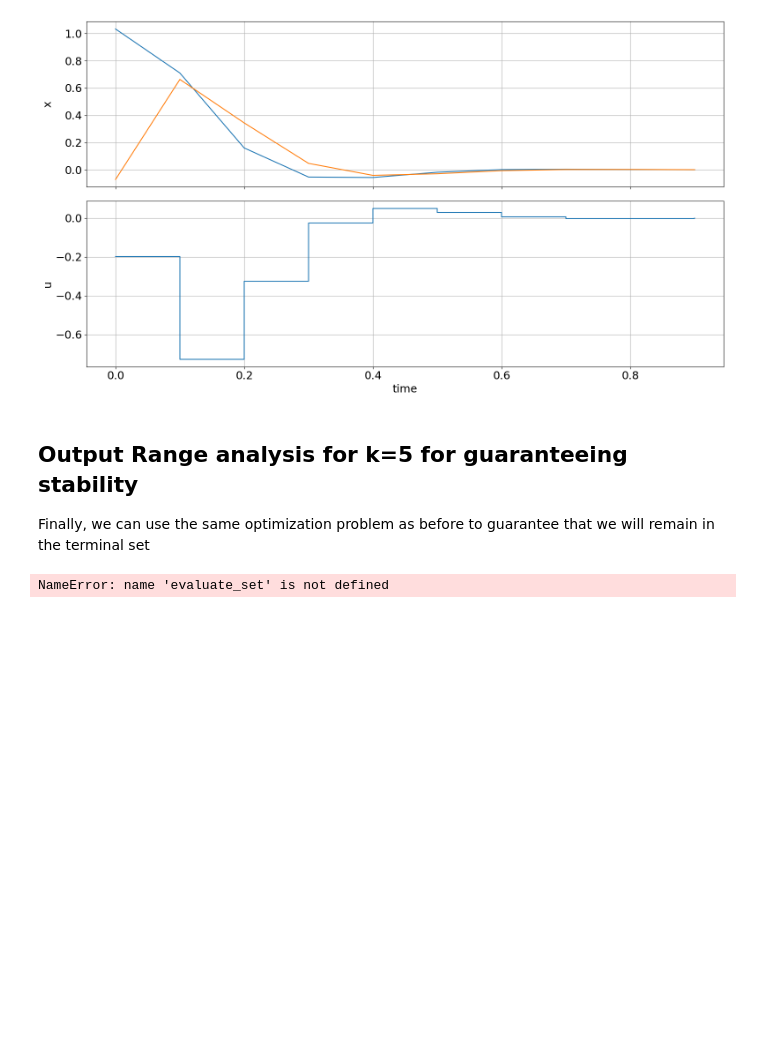
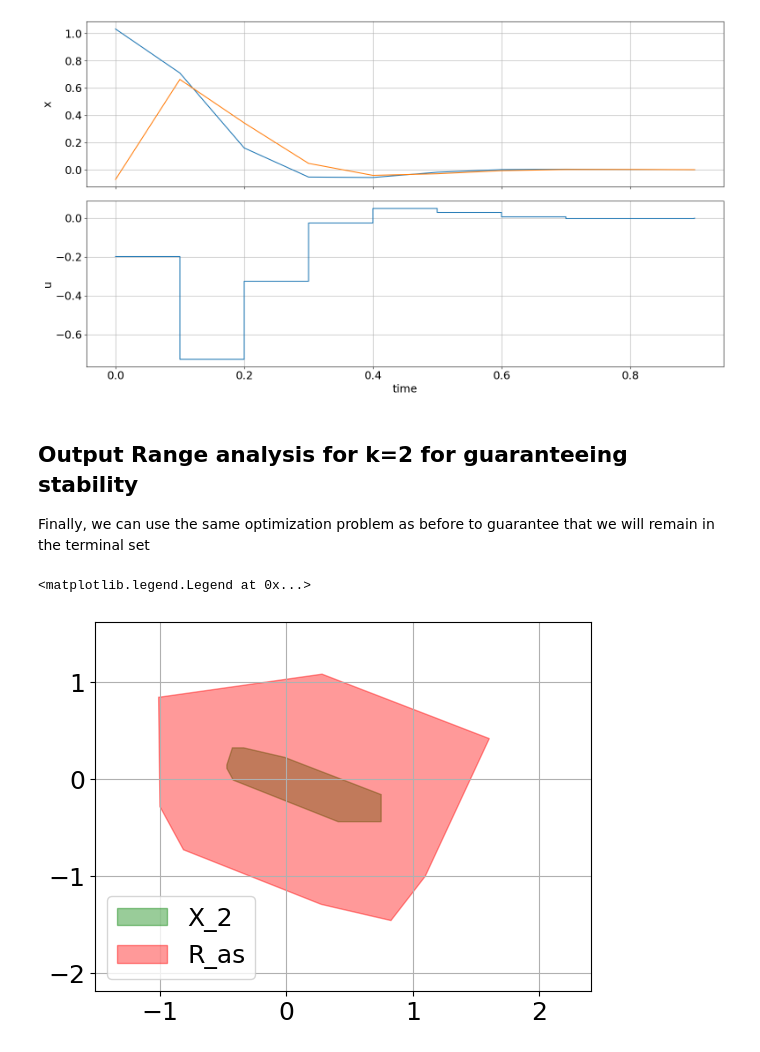
Before and after one commit to JoshuaAda/2025_dycops_workshop, a Jupyter notebook: 02_Det_guarantees_linear_ora/det_guarantees_via_ora.ipynb, the cells around one changed output. Cells and saved outputs as stored; diff of their text form; code cells hidden in the pictures; blank space fills up the shorter version.

```diff
--- a/02_Det_guarantees_linear_ora/det_guarantees_via_ora.ipynb
+++ b/02_Det_guarantees_linear_ora/det_guarantees_via_ora.ipynb
@@ -645,26 +633,27 @@ plt.show()
 # %% [output]
 [figure]
 # %% [markdown]
-## Output Range analysis for k=5 for guaranteeing stability
+## Output Range analysis for k=2 for guaranteeing stability
 Finally, we can use the same optimization problem as before to guarantee that we will remain in the terminal set
 # %%
 xki_res=evaluate_set(C_in,c_in,1,terminal_set_mat,approx_mpc)
 c_x=np.zeros((len(terminal_set_mat),1))
 for m in range(len(terminal_set_mat)):
     c_x[m]=terminal_set_mat[m,:]@xki_res[m,:].reshape((model.n_x,1))
 
 vertices_x=compute_polytope_vertices(terminal_set_mat,c_x)
 
 xki_res=evaluate_set(terminal_set_mat,c_x,1,terminal_set_mat,approx_mpc)
 c_x=np.zeros((len(terminal_set_mat),1))
 for m in range(len(terminal_set_mat)):
     c_x[m]=terminal_set_mat[m,:]@xki_res[m,:].reshape((model.n_x,1))
 
 vertices_x=compute_polytope_vertices(terminal_set_mat,c_x)
 
 vertices_inv=compute_polytope_vertices(terminal_set_mat,terminal_set_vec)
 plot_polygon(vertices_x,resize=True)
 plot_polygon(vertices_inv,resize=True,color='r')
-plt.gca().legend(("X_6","R_as"))
+plt.gca().legend(("X_2","R_as"))
 # %% [output]
-NameError: name 'evaluate_set' is not defined
+<matplotlib.legend.Legend at 0x...>
+[figure, added]
```
Also changed, not shown: parts of 6 cells of this notebook.
